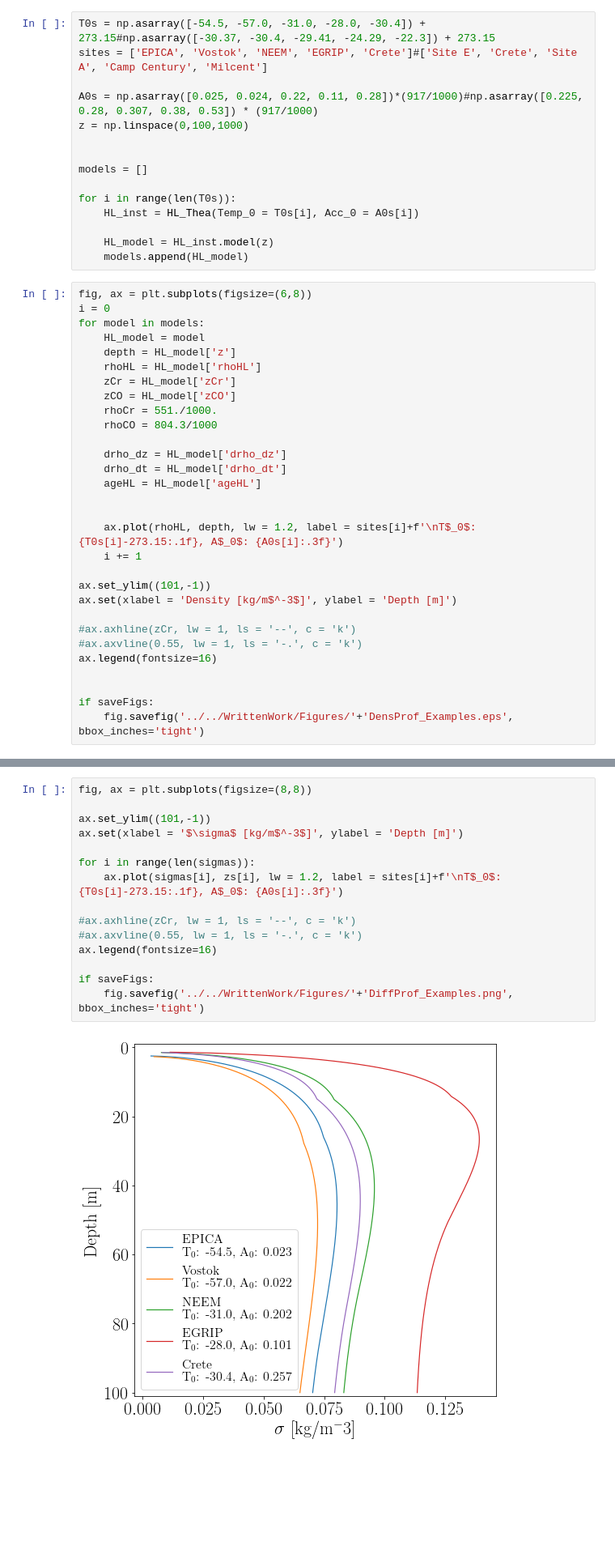
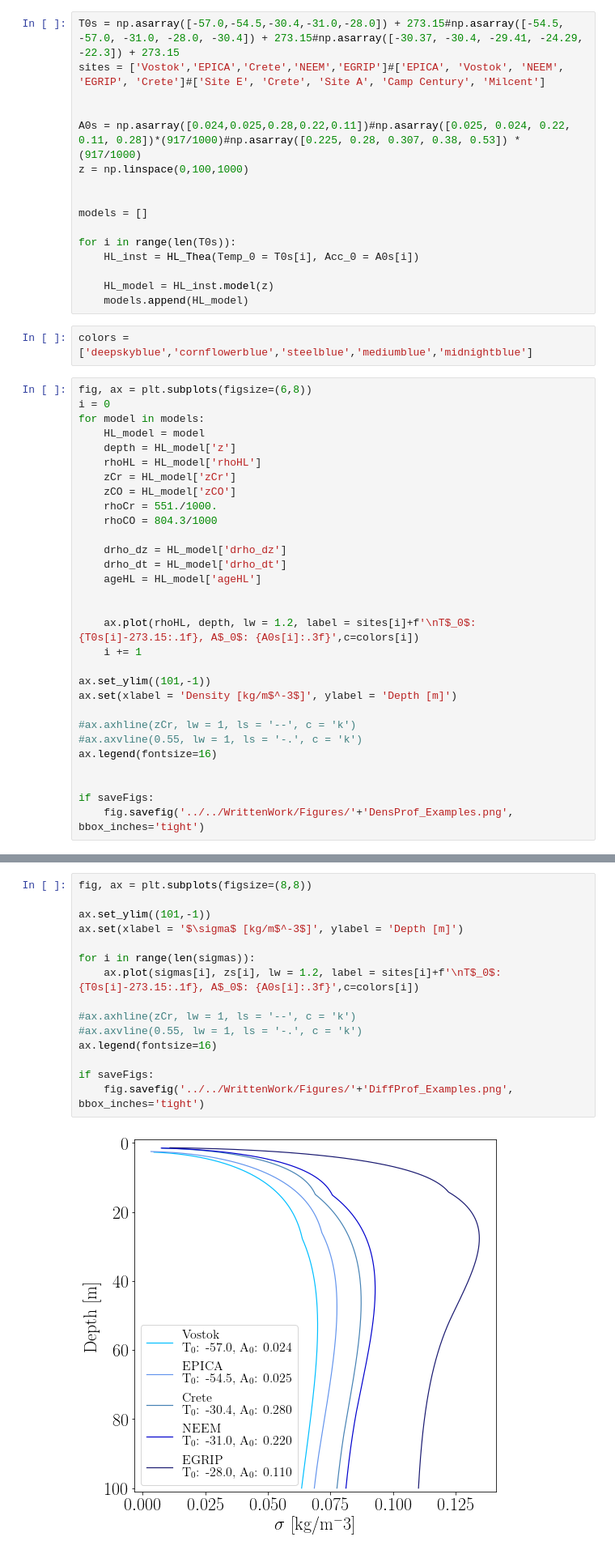
Before and after one commit to TheaQG/AWI_Bcores_Analysis, a Jupyter notebook: Code_For_Figures/Figures2_IceTheory.ipynb, the cells around one changed output, grey strips where cells are left out. Shown at 81% size. Saved outputs shown, nothing was run; the diff lists cells and outputs as text; blank space fills up the shorter version.

```diff
--- a/Code_For_Figures/Figures2_IceTheory.ipynb
+++ b/Code_For_Figures/Figures2_IceTheory.ipynb
@@ -45,10 +45,11 @@ from sigmaSolver import sigma_Solver
 # %% [markdown]
 # Herron-Langway Density Profile Example
 # %%
-T0s = np.asarray([-54.5, -57.0, -31.0, -28.0, -30.4]) + 273.15#np.asarray([-30.37, -30.4, -29.41, -24.29, -22.3]) + 273.15
-sites = ['EPICA', 'Vostok', 'NEEM', 'EGRIP', 'Crete']#['Site E', 'Crete', 'Site A', 'Camp Century', 'Milcent']
+T0s = np.asarray([-57.0,-54.5,-30.4,-31.0,-28.0]) + 273.15#np.asarray([-54.5, -57.0, -31.0, -28.0, -30.4]) + 273.15#np.asarray([-30.37, -30.4, -29.41, -24.29, -22.3]) + 273.15
+sites = ['Vostok','EPICA','Crete','NEEM','EGRIP']#['EPICA', 'Vostok', 'NEEM', 'EGRIP', 'Crete']#['Site E', 'Crete', 'Site A', 'Camp Century', 'Milcent']
 
-A0s = np.asarray([0.025, 0.024, 0.22, 0.11, 0.28])*(917/1000)#np.asarray([0.225, 0.28, 0.307, 0.38, 0.53]) * (917/1000)
+
+A0s = np.asarray([0.024,0.025,0.28,0.22,0.11])#np.asarray([0.025, 0.024, 0.22, 0.11, 0.28])*(917/1000)#np.asarray([0.225, 0.28, 0.307, 0.38, 0.53]) * (917/1000)
 z = np.linspace(0,100,1000)
 
 
@@ -59,6 +60,8 @@ for i in range(len(T0s)):
 
     HL_model = HL_inst.model(z)
     models.append(HL_model)
+# %%
+colors = ['deepskyblue','cornflowerblue','steelblue','mediumblue','midnightblue']
 # %%
 fig, ax = plt.subplots(figsize=(6,8))
 i = 0
@@ -76,7 +79,7 @@ for model in models:
     ageHL = HL_model['ageHL']
 
 
-    ax.plot(rhoHL, depth, lw = 1.2, label = sites[i]+f'\nT$_0$: {T0s[i]-273.15:.1f}, A$_0$: {A0s[i]:.3f}')
+    ax.plot(rhoHL, depth, lw = 1.2, label = sites[i]+f'\nT$_0$: {T0s[i]-273.15:.1f}, A$_0$: {A0s[i]:.3f}',c=colors[i])
     i += 1
 
 ax.set_ylim((101,-1))
@@ -88,5 +91,5 @@ ax.legend(fontsize=16)
 
 
 if saveFigs:
-    fig.savefig('../../WrittenWork/Figures/'+'DensProf_Examples.eps', bbox_inches='tight')
+    fig.savefig('../../WrittenWork/Figures/'+'DensProf_Examples.png', bbox_inches='tight')
 # %% [output]
@@ -123,20 +126,20 @@ saveFigs = True
 # %%
 fig, ax = plt.subplots(figsize=(8,8))
 
 ax.set_ylim((101,-1))
 ax.set(xlabel = '$\sigma$ [kg/m$^-3$]', ylabel = 'Depth [m]')
 
 for i in range(len(sigmas)):
-    ax.plot(sigmas[i], zs[i], lw = 1.2, label = sites[i]+f'\nT$_0$: {T0s[i]-273.15:.1f}, A$_0$: {A0s[i]:.3f}')
+    ax.plot(sigmas[i], zs[i], lw = 1.2, label = sites[i]+f'\nT$_0$: {T0s[i]-273.15:.1f}, A$_0$: {A0s[i]:.3f}',c=colors[i])
 
 #ax.axhline(zCr, lw = 1, ls = '--', c = 'k')
 #ax.axvline(0.55, lw = 1, ls = '-.', c = 'k')
 ax.legend(fontsize=16)
 
 if saveFigs:
     fig.savefig('../../WrittenWork/Figures/'+'DiffProf_Examples.png', bbox_inches='tight')
 # %% [output]
-[figure, old version]
+[figure, new version]
 # %% [markdown]
 # Contour plot, [Gkinis 2021]
 # %% [markdown]
```
Also changed, not shown: parts of 1 cell of this notebook, 2 other files.
